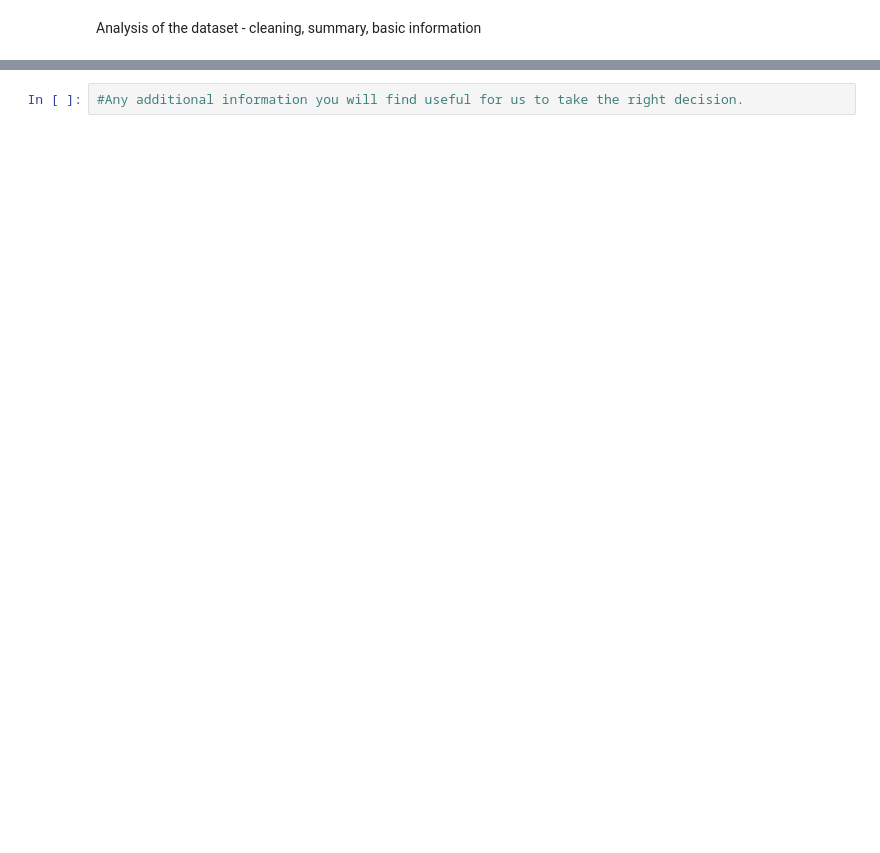
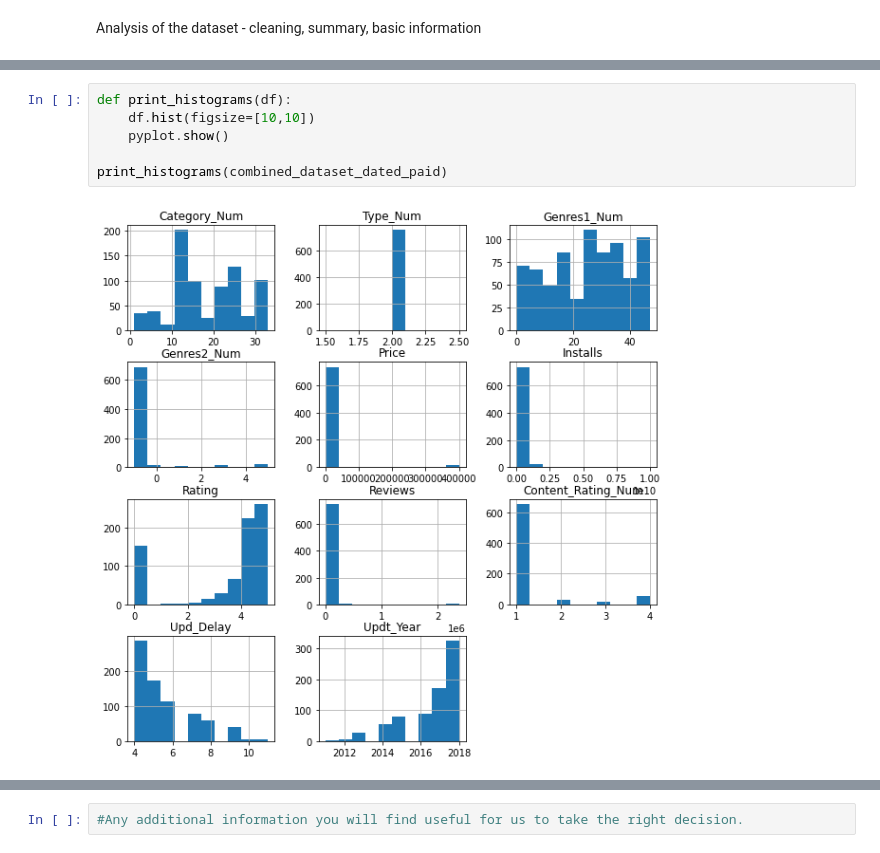
Before and after one commit to Rodauv/google_playstore_stats, a Jupyter notebook: my_mobapp_studio.ipynb, the cells around one changed output, grey strips where cells are left out. Drawn from its saved outputs; the diff is of its cells as text; blank space fills up the shorter version.

```diff
--- a/my_mobapp_studio.ipynb
+++ b/my_mobapp_studio.ipynb
@@ -541,0 +345,8 @@ max_price(dataset_clean_dated_paid)
+# %%
+def print_histograms(df):
+    df.hist(figsize=[10,10])
+    pyplot.show()
+
+print_histograms(combined_dataset_dated_paid)
+# %% [output]
+[figure, added]
```
Also changed, not shown: parts of 43 cells of this notebook.
